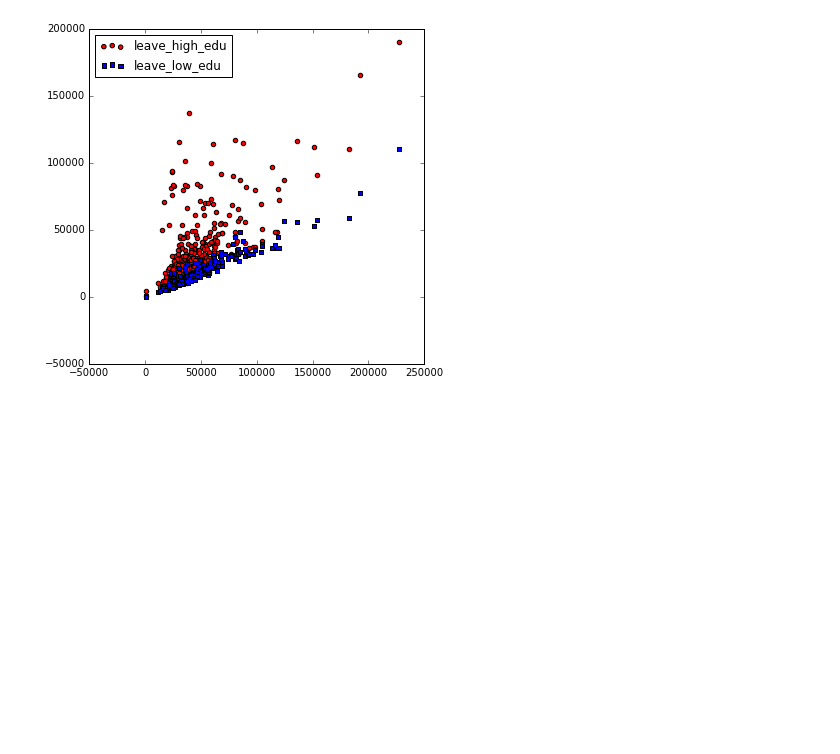
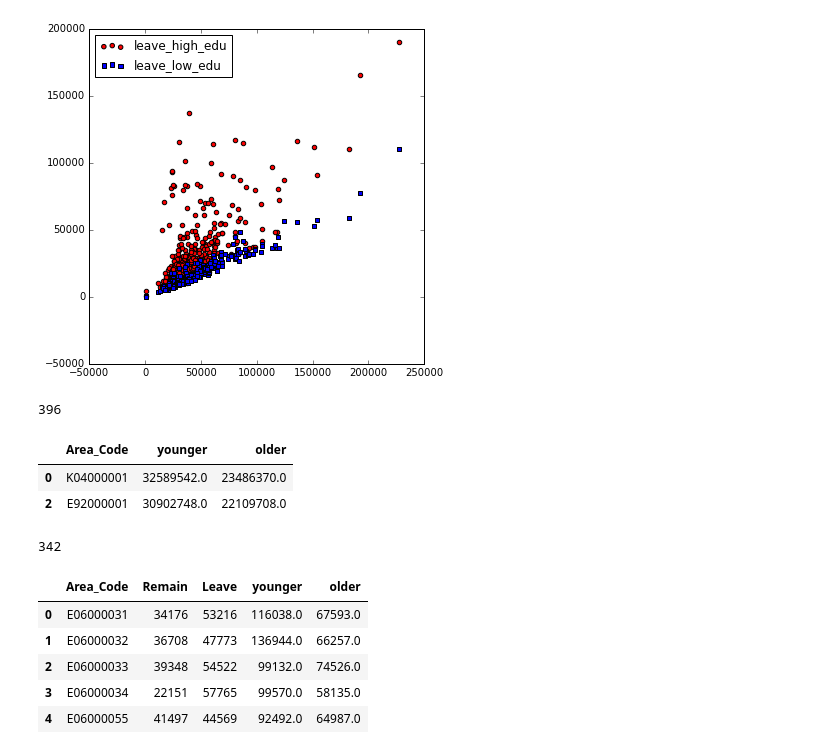
Before and after one commit to bbelderbos/brexit-pandas, a Jupyter notebook: census_data.ipynb, the cells around one changed output. Saved outputs shown, nothing was run; the diff lists cells and outputs as text; code cells hidden in the pictures; blank space fills up the shorter version.

```diff
--- a/census_data.ipynb
+++ b/census_data.ipynb
@@ -75,0 +82,11 @@ plt.show()
+# %%
+len(age)
+# %% [output]
+396
+# %%
+age_y_o = age[["Area_Code", "younger", "older"]]
+age_y_o.head(2)
+# %% [output]
+|  | Area_Code | younger | older |
+| 0 | K04000001 | 32589542.0 | 23486370.0 |
+| 2 | E92000001 | 30902748.0 | 22109708.0 |
@@ -75,0 +95,13 @@ plt.show()
+# %%
+len(res)
+# %% [output]
+342
+# %%
+res.head()
+# %% [output]
+|  | Area_Code | Remain | Leave | younger | older |
+| 0 | E06000031 | 34176 | 53216 | 116038.0 | 67593.0 |
+| 1 | E06000032 | 36708 | 47773 | 136944.0 | 66257.0 |
+| 2 | E06000033 | 39348 | 54522 | 99132.0 | 74526.0 |
+| 3 | E06000034 | 22151 | 57765 | 99570.0 | 58135.0 |
+| 4 | E06000055 | 41497 | 44569 | 92492.0 | 64987.0 |
```
Also changed, not shown: parts of 3 cells of this notebook, 1 other file.
